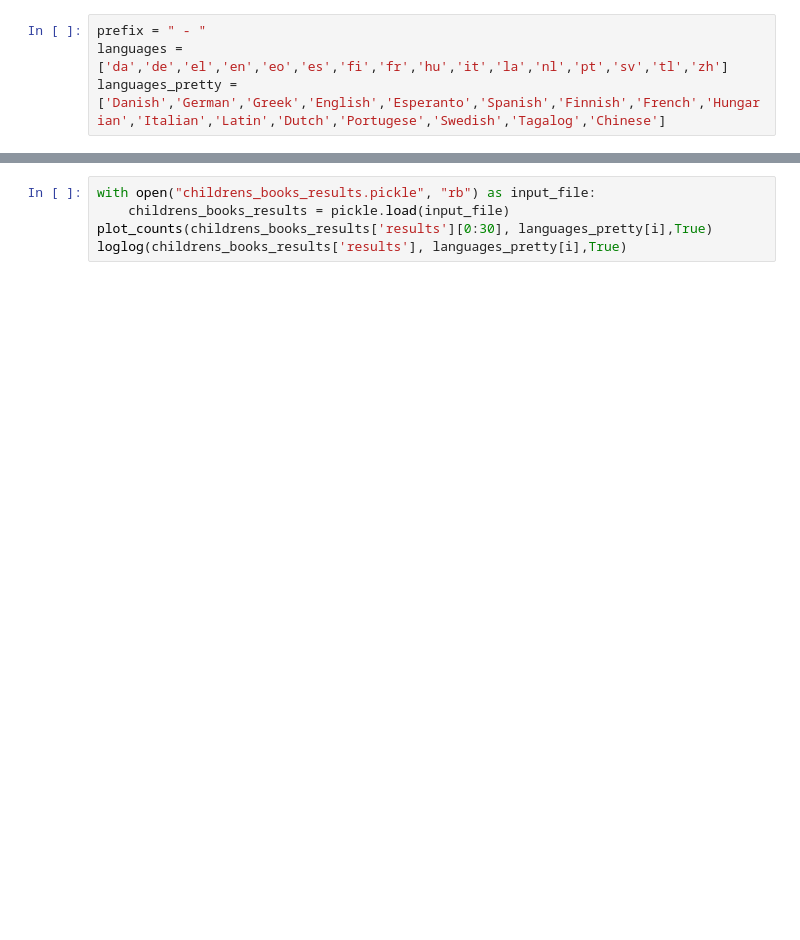
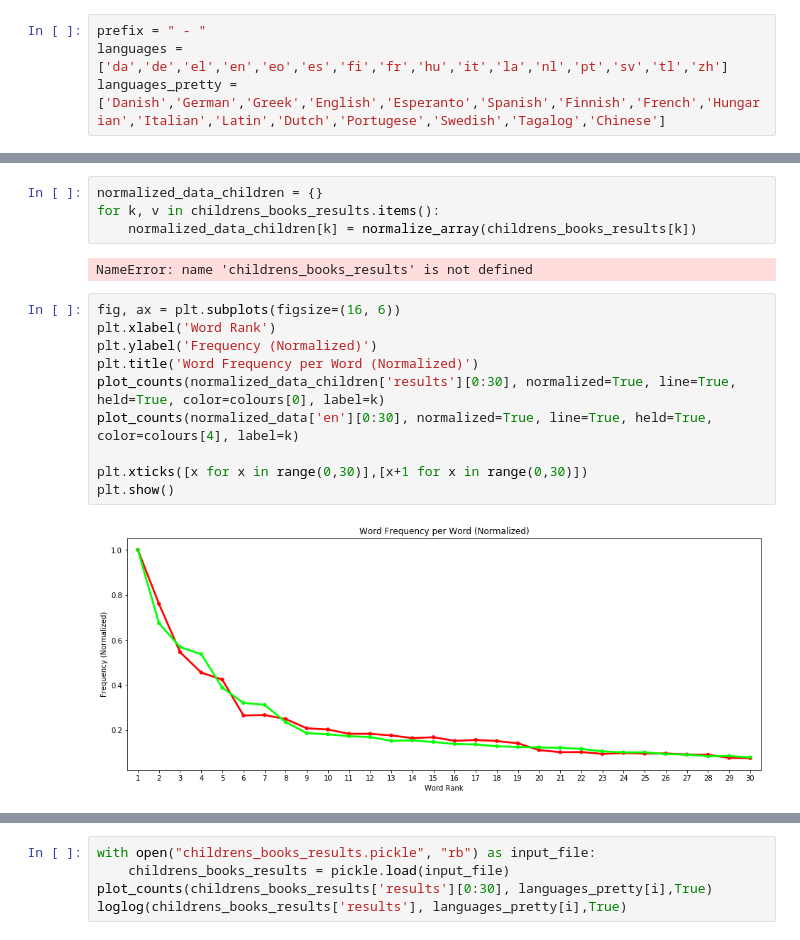
Before and after one commit to jkcchan/gutenberg_zipfs_law, a Jupyter notebook: analysis.ipynb, the cells around one changed output, grey strips where cells are left out. Saved outputs shown, nothing was run; the diff lists cells and outputs as text; blank space fills up the shorter version.

```diff
--- a/analysis.ipynb
+++ b/analysis.ipynb
@@ -86,0 +51,18 @@ Chinese
+# %%
+normalized_data_children = {}
+for k, v in childrens_books_results.items():
+    normalized_data_children[k] = normalize_array(childrens_books_results[k])
+# %% [output]
+NameError: name 'childrens_books_results' is not defined
+# %%
+fig, ax = plt.subplots(figsize=(16, 6))
+plt.xlabel('Word Rank')
+plt.ylabel('Frequency (Normalized)')
+plt.title('Word Frequency per Word (Normalized)')
+plot_counts(normalized_data_children['results'][0:30], normalized=True, line=True, held=True, color=colours[0], label=k)
+plot_counts(normalized_data['en'][0:30], normalized=True, line=True, held=True, color=colours[4], label=k)
+
+plt.xticks([x for x in range(0,30)],[x+1 for x in range(0,30)])
+plt.show()
+# %% [output]
+[figure, added]
```
Also changed, not shown: parts of 14 cells of this notebook, 4 other files.
